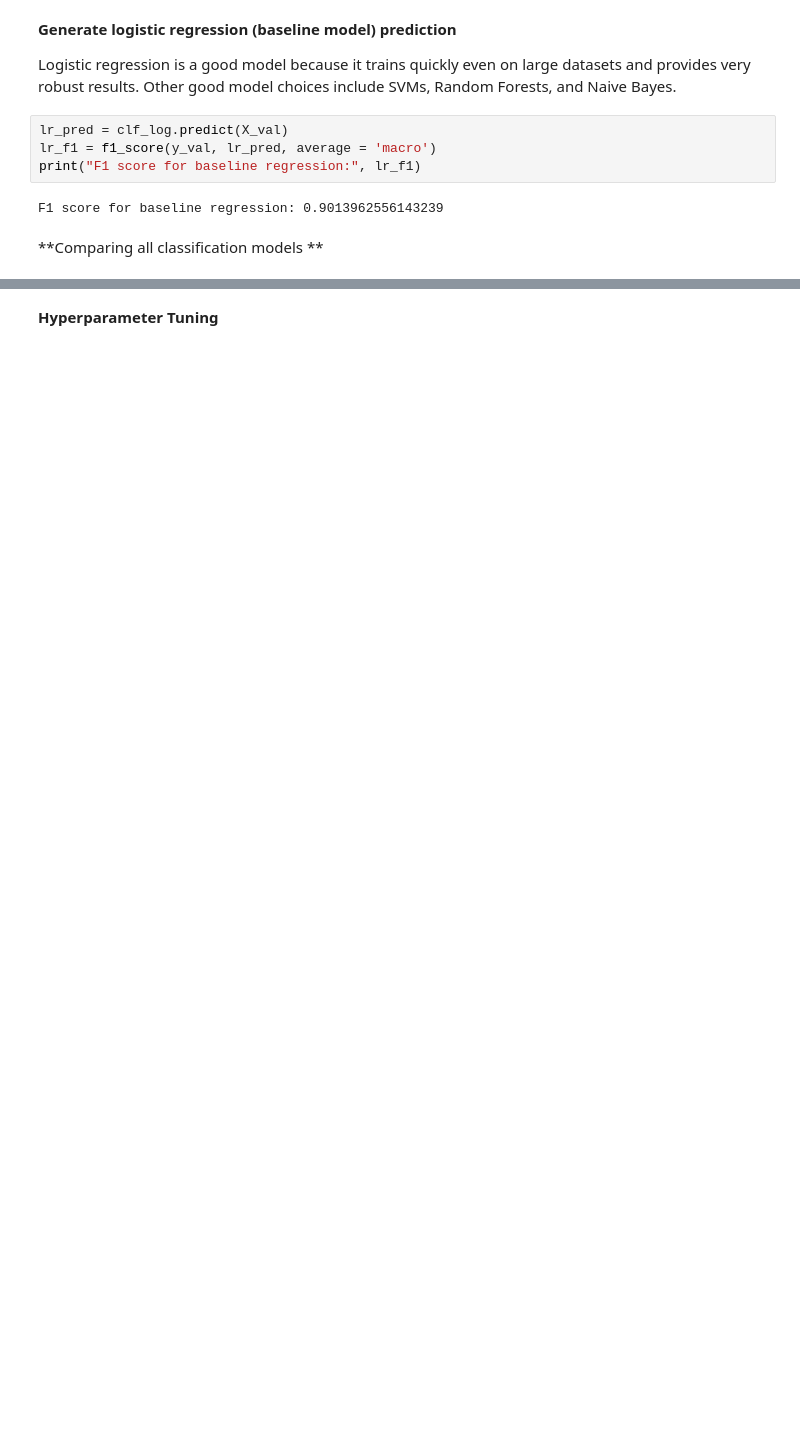
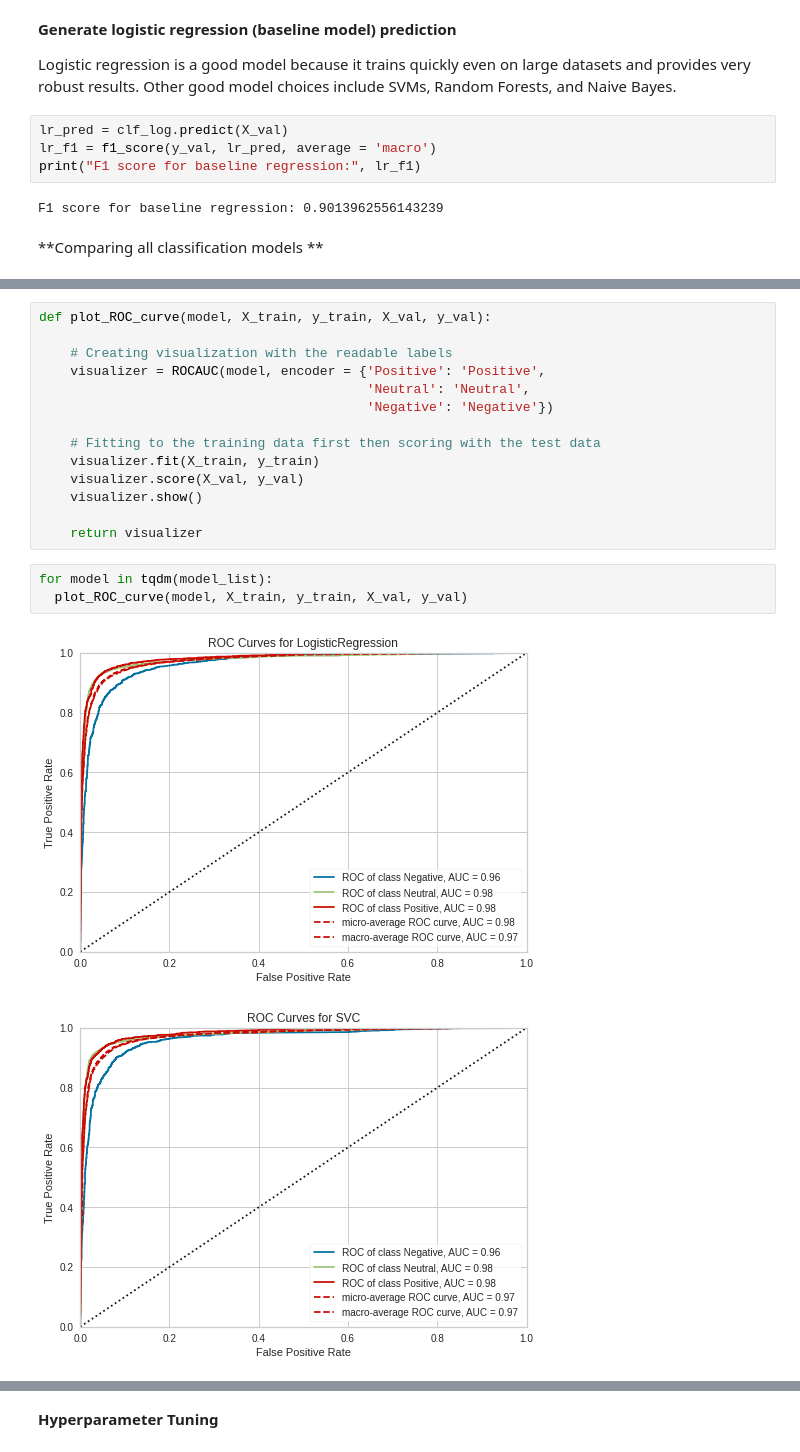
Before and after one commit to euisuck2/Unsupervised-Learning-1, a Jupyter notebook: Supervised_Learning.ipynb, the cells around one changed output, grey strips where cells are left out. Drawn from its saved outputs; the diff is of its cells as text; blank space fills up the shorter version.

```diff
--- a/Supervised_Learning.ipynb
+++ b/Supervised_Learning.ipynb
@@ -210,0 +233,20 @@ pd.DataFrame(list(zip(model_names, accuracy, precision, recall, f1score, jaccard
+# %%
+def plot_ROC_curve(model, X_train, y_train, X_val, y_val):
+
+    # Creating visualization with the readable labels
+    visualizer = ROCAUC(model, encoder = {'Positive': 'Positive',
+                                          'Neutral': 'Neutral',
+                                          'Negative': 'Negative'})
+
+    # Fitting to the training data first then scoring with the test data
+    visualizer.fit(X_train, y_train)
+    visualizer.score(X_val, y_val)
+    visualizer.show()
+
+    return visualizer
+# %%
+for model in tqdm(model_list):
+  plot_ROC_curve(model, X_train, y_train, X_val, y_val)
+# %% [output]
+[figure, added]
+[figure, added]
```
Also changed, not shown: parts of 11 cells of this notebook.
